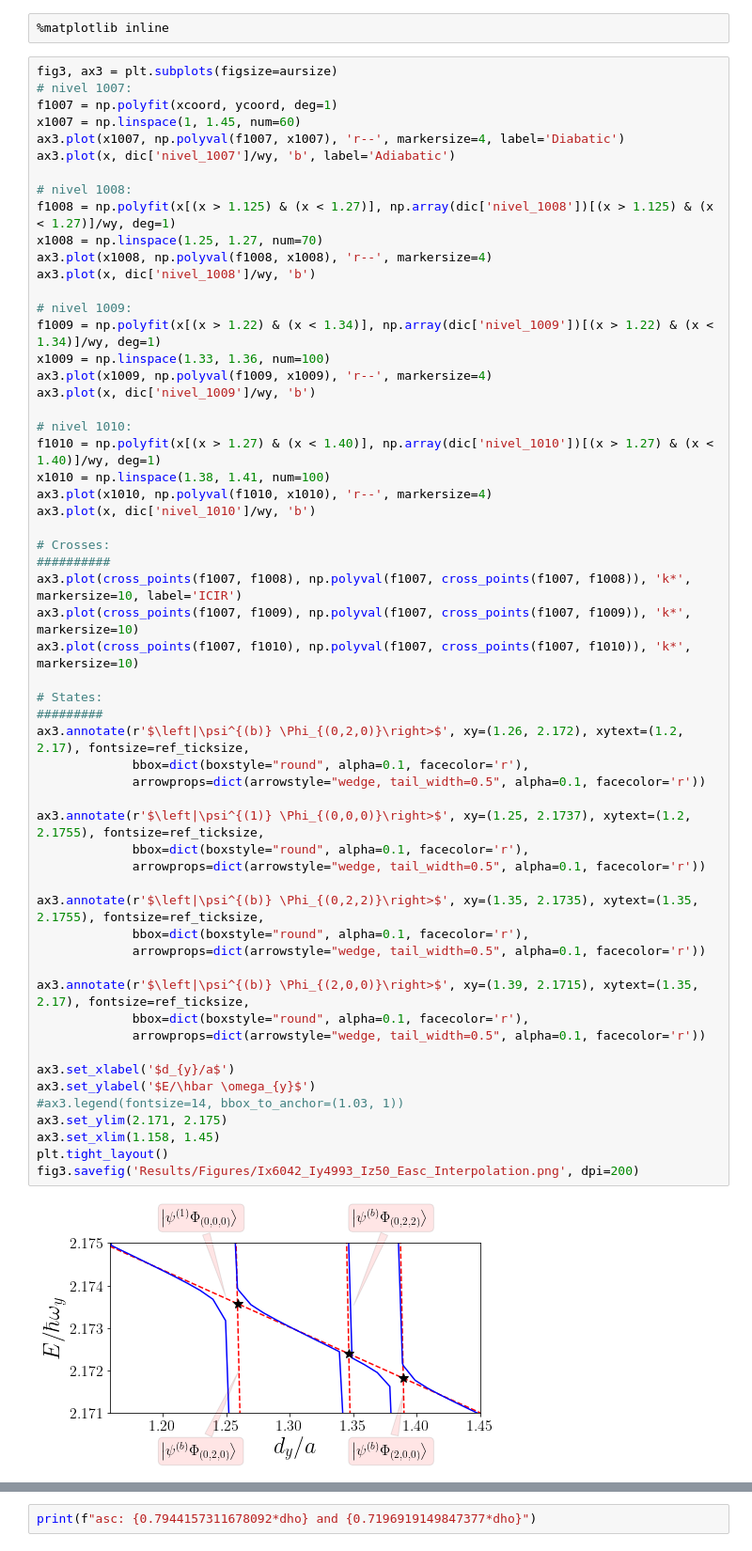
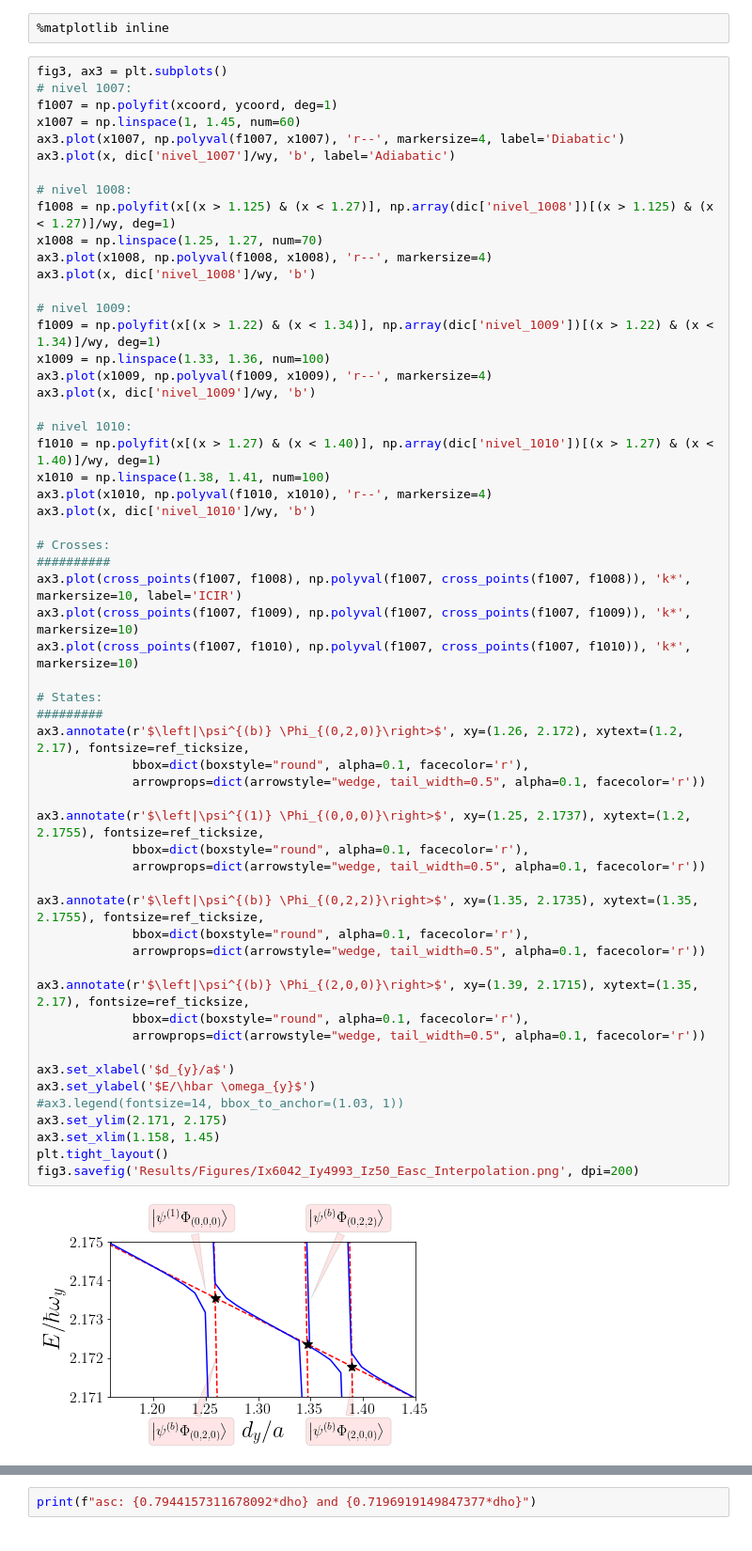
Before and after one commit to TsspGit/Ultracold_Atoms_src, a Jupyter notebook: Analysis/q1D/Energies_Analysis_6042_4993_50.ipynb, the cells around one changed output, grey strips where cells are left out. Shown at 94% size. Cells and saved outputs as stored; diff of their text form.

```diff
--- a/Analysis/q1D/Energies_Analysis_6042_4993_50.ipynb
+++ b/Analysis/q1D/Energies_Analysis_6042_4993_50.ipynb
@@ -160,7 +160,7 @@ plt.show()
 # %%
 %matplotlib inline
 # %%
-fig3, ax3 = plt.subplots(figsize=aursize)
+fig3, ax3 = plt.subplots()
 # nivel 1007:
 f1007 = np.polyfit(xcoord, ycoord, deg=1)
 x1007 = np.linspace(1, 1.45, num=60)
@@ -190,34 +190,34 @@ ax3.plot(x, dic['nivel_1010']/wy, 'b')
 ax3.plot(cross_points(f1007, f1008), np.polyval(f1007, cross_points(f1007, f1008)), 'k*', markersize=10, label='ICIR')
 ax3.plot(cross_points(f1007, f1009), np.polyval(f1007, cross_points(f1007, f1009)), 'k*', markersize=10)
 ax3.plot(cross_points(f1007, f1010), np.polyval(f1007, cross_points(f1007, f1010)), 'k*', markersize=10)
 
 # States:
 #########
 ax3.annotate(r'$\left|\psi^{(b)} \Phi_{(0,2,0)}\right>$', xy=(1.26, 2.172), xytext=(1.2, 2.17), fontsize=ref_ticksize,
              bbox=dict(boxstyle="round", alpha=0.1, facecolor='r'),
              arrowprops=dict(arrowstyle="wedge, tail_width=0.5", alpha=0.1, facecolor='r'))
 
 ax3.annotate(r'$\left|\psi^{(1)} \Phi_{(0,0,0)}\right>$', xy=(1.25, 2.1737), xytext=(1.2, 2.1755), fontsize=ref_ticksize,
              bbox=dict(boxstyle="round", alpha=0.1, facecolor='r'),
              arrowprops=dict(arrowstyle="wedge, tail_width=0.5", alpha=0.1, facecolor='r'))
 
 ax3.annotate(r'$\left|\psi^{(b)} \Phi_{(0,2,2)}\right>$', xy=(1.35, 2.1735), xytext=(1.35, 2.1755), fontsize=ref_ticksize,
              bbox=dict(boxstyle="round", alpha=0.1, facecolor='r'),
              arrowprops=dict(arrowstyle="wedge, tail_width=0.5", alpha=0.1, facecolor='r'))
 
 ax3.annotate(r'$\left|\psi^{(b)} \Phi_{(2,0,0)}\right>$', xy=(1.39, 2.1715), xytext=(1.35, 2.17), fontsize=ref_ticksize,
              bbox=dict(boxstyle="round", alpha=0.1, facecolor='r'),
              arrowprops=dict(arrowstyle="wedge, tail_width=0.5", alpha=0.1, facecolor='r'))
 
 ax3.set_xlabel('$d_{y}/a$')
 ax3.set_ylabel('$E/\hbar \omega_{y}$')
 #ax3.legend(fontsize=14, bbox_to_anchor=(1.03, 1))
 ax3.set_ylim(2.171, 2.175)
 ax3.set_xlim(1.158, 1.45)
 plt.tight_layout()
 fig3.savefig('Results/Figures/Ix6042_Iy4993_Iz50_Easc_Interpolation.png', dpi=200)
 # %% [output]
-[figure, old version]
+[figure, new version]
 # %%
 print(f'''Crosses between (x, E):
 * 1007-1008: ({cross_points(f1007, f1008)}, {np.polyval(f1007, cross_points(f1007, f1008))})
```
Also changed, not shown: parts of 6 cells of this notebook, 15 other files.
